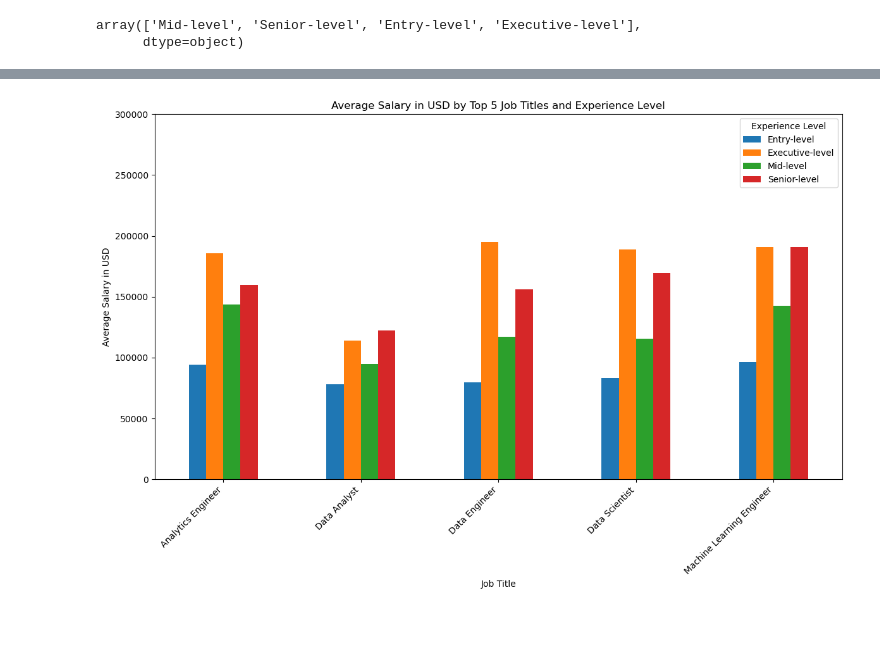
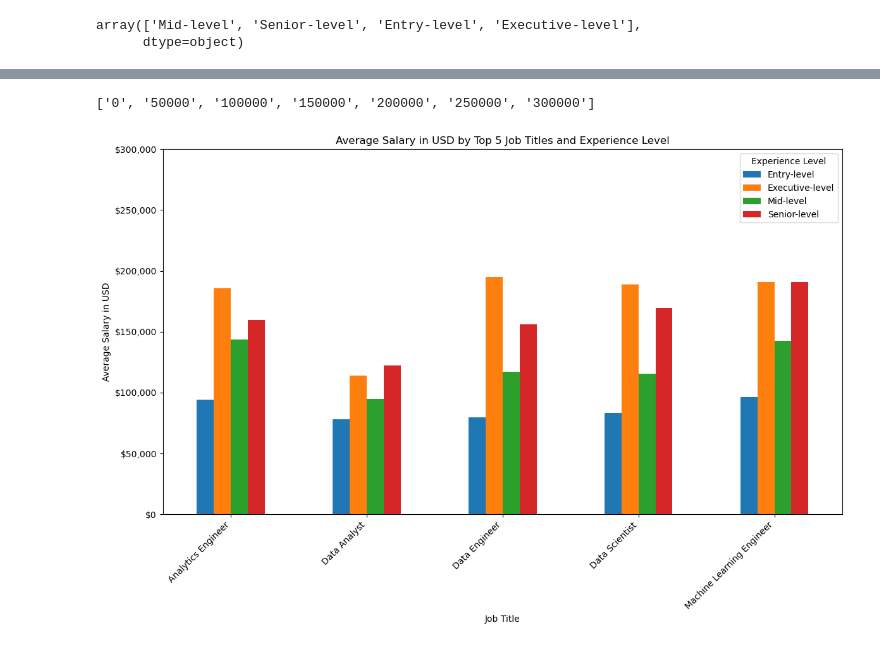
Before and after one commit to sellerstx1982/data_science_salaries, a Jupyter notebook: Data Science Salaries.ipynb, the cells around one changed output, grey strips where cells are left out. Drawn from its saved outputs; the diff is of its cells as text; code cells hidden in the pictures.

Commit message:
Final update for Data Science Salaries code

```diff
--- a/Data Science Salaries.ipynb
+++ b/Data Science Salaries.ipynb
@@ -61,15 +79,27 @@ income_experience_df.plot(kind='bar', title='salary by experience'.title())
 # %%
 top_5_job_titles = df['Job Title'].value_counts().head(5).index
 top_5_df = df[df['Job Title'].isin(top_5_job_titles)]
+
+
 top_5_salaries_experience = top_5_df.groupby(['Job Title', 'Experience Level'])['Salary in USD'].mean().sort_values().unstack()
-top_5_salaries_experience.plot(kind='bar', figsize=(12, 8))
-plt.title('Average Salary in USD by Top 5 Job Titles and Experience Level')
-plt.xlabel('Job Title')
-plt.ylabel('Average Salary in USD')
-plt.ylim(0, 300000)
-plt.xticks(rotation=45, ha='right')
-plt.legend(title='Experience Level')
+fig,ax = plt.subplots()
+top_5_salaries_experience.plot(kind='bar', figsize=(12, 8), ax=ax)
+
+ax.set_title('Average Salary in USD by Top 5 Job Titles and Experience Level')
+ax.set_ylabel('Average Salary in USD')
+ax.set_xlabel('Job Title')
+ax.set_ylim(0, 300000)
+ax.set_xticks(ticks=ax.get_xticks(), labels= ax.get_xticklabels(), rotation=45, ha='right')
+labels = [item.get_text() for item in ax.get_yticklabels()]
+print(labels)
+labels = [f'${float(label):,g}' for label in labels]
+
+ax.set_yticks(ticks=ax.get_yticks(),labels=labels)
+
+
+ax.legend(title='Experience Level')
 plt.tight_layout()
 plt.show()
 # %% [output]
+['0', '50000', '100000', '150000', '200000', '250000', '300000']
-[figure, old version]
+[figure, new version]
```
Also changed, not shown: parts of 7 cells of this notebook.
